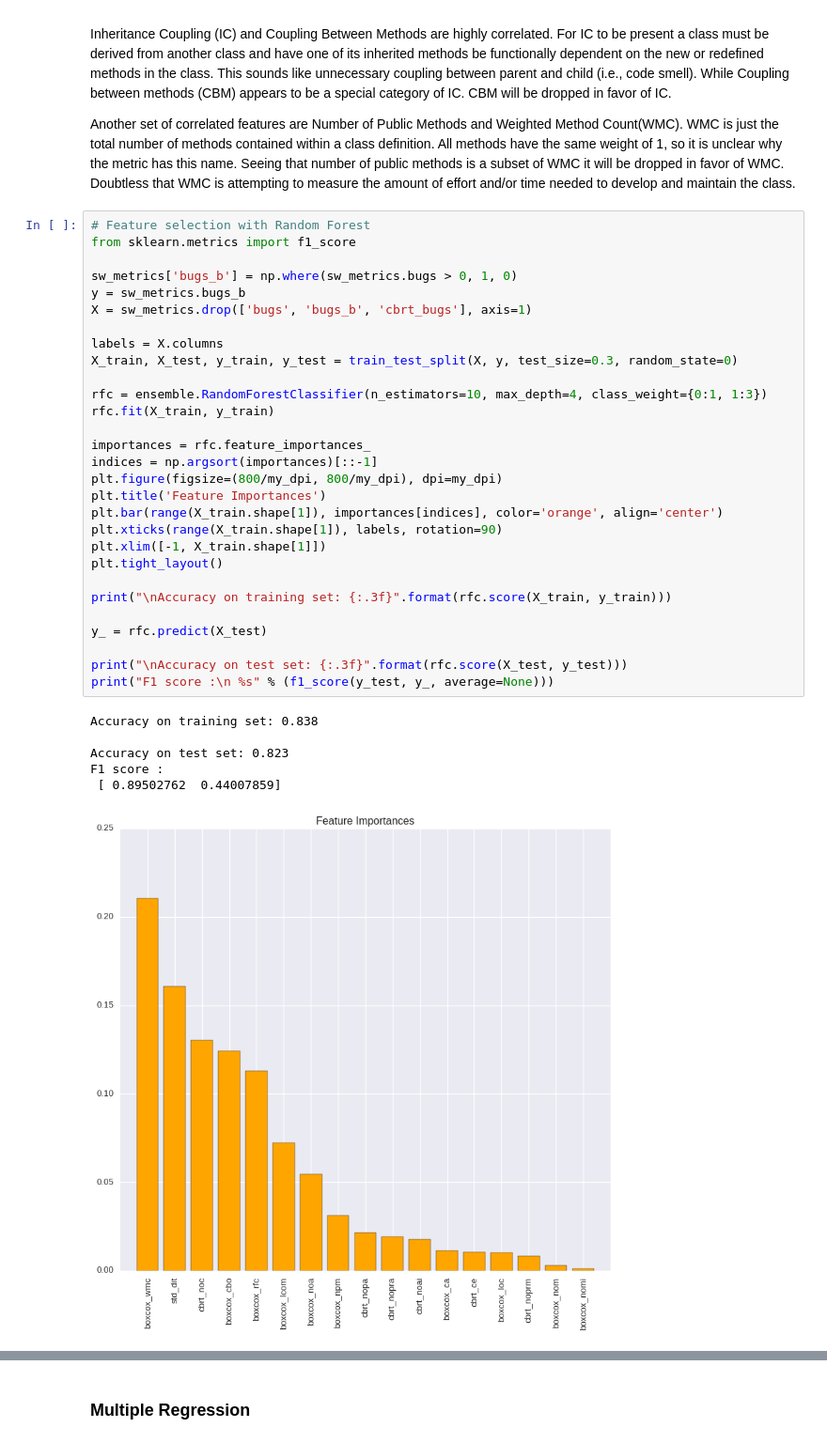
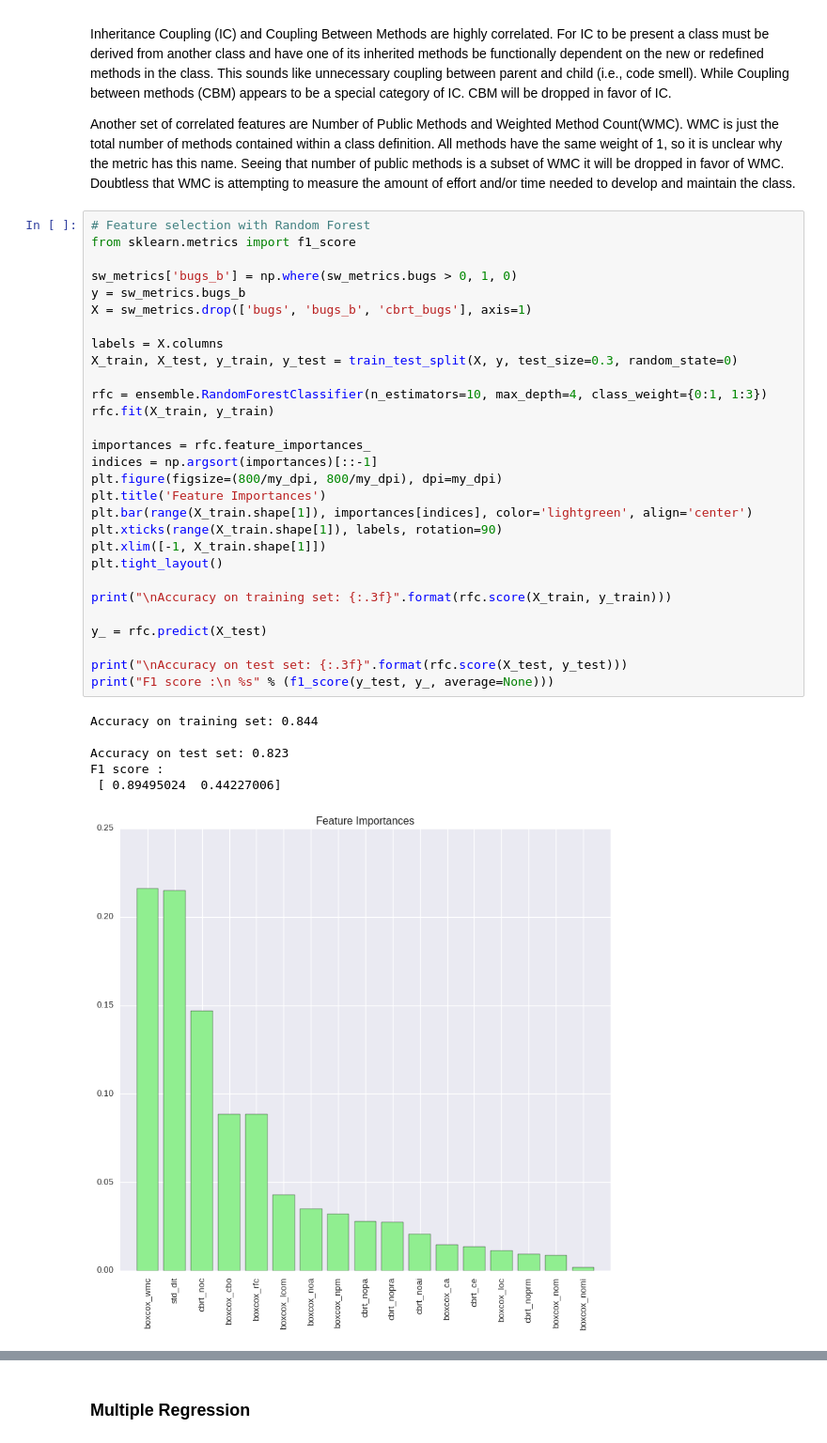
Before and after one commit to 315iah515/Thinkful-Notebooks, a Jupyter notebook: Bootcamp/Supervised/CapStone/SupervisedLearningCapStone.ipynb, the cells around one changed output, grey strips where cells are left out. Shown: that part at 94% size. Drawn from its saved outputs; the diff is of its cells as text.

```diff
--- a/Bootcamp/Supervised/CapStone/SupervisedLearningCapStone.ipynb
+++ b/Bootcamp/Supervised/CapStone/SupervisedLearningCapStone.ipynb
@@ -190,34 +172,34 @@ Another set of correlated features are Number of Public Methods and Weighted Met
 from sklearn.metrics import f1_score
 
 sw_metrics['bugs_b'] = np.where(sw_metrics.bugs > 0, 1, 0)
 y = sw_metrics.bugs_b
 X = sw_metrics.drop(['bugs', 'bugs_b', 'cbrt_bugs'], axis=1)
 
 labels = X.columns
 X_train, X_test, y_train, y_test = train_test_split(X, y, test_size=0.3, random_state=0)
 
 rfc = ensemble.RandomForestClassifier(n_estimators=10, max_depth=4, class_weight={0:1, 1:3})
 rfc.fit(X_train, y_train)
 
 importances = rfc.feature_importances_
 indices = np.argsort(importances)[::-1]
 plt.figure(figsize=(800/my_dpi, 800/my_dpi), dpi=my_dpi)
 plt.title('Feature Importances')
-plt.bar(range(X_train.shape[1]), importances[indices], color='orange', align='center')
+plt.bar(range(X_train.shape[1]), importances[indices], color='lightgreen', align='center')
 plt.xticks(range(X_train.shape[1]), labels, rotation=90)
 plt.xlim([-1, X_train.shape[1]])
 plt.tight_layout()
 
 print("\nAccuracy on training set: {:.3f}".format(rfc.score(X_train, y_train)))
 
 y_ = rfc.predict(X_test)
 
 print("\nAccuracy on test set: {:.3f}".format(rfc.score(X_test, y_test)))
 print("F1 score :\n %s" % (f1_score(y_test, y_, average=None)))
 # %% [output]
-Accuracy on training set: 0.838
+Accuracy on training set: 0.844
 
 Accuracy on test set: 0.823
 F1 score :
- [ 0.89502762  0.44007859]
+ [ 0.89495024  0.44227006]
-[figure, old version]
+[figure, new version]
```
Also changed, not shown: parts of 17 cells of this notebook.
